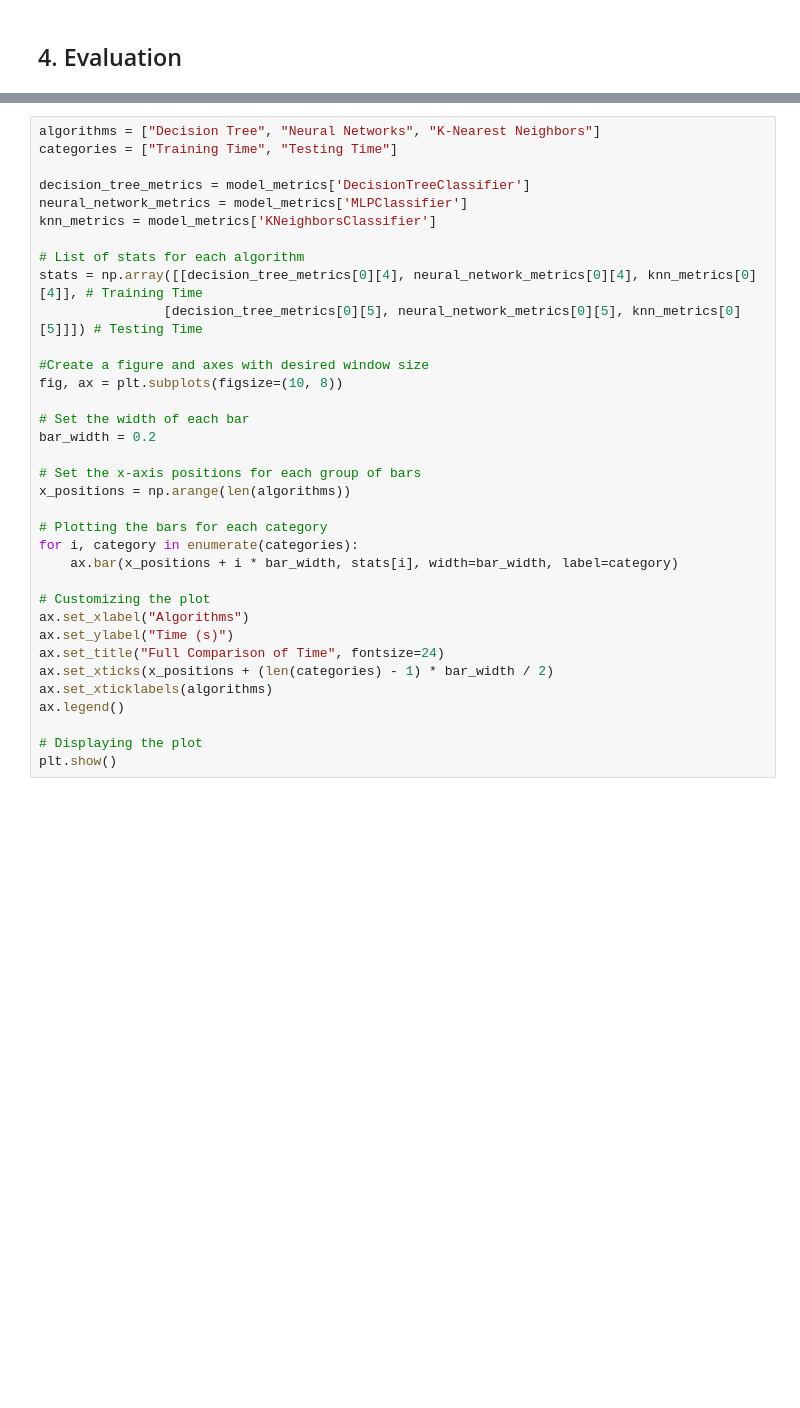
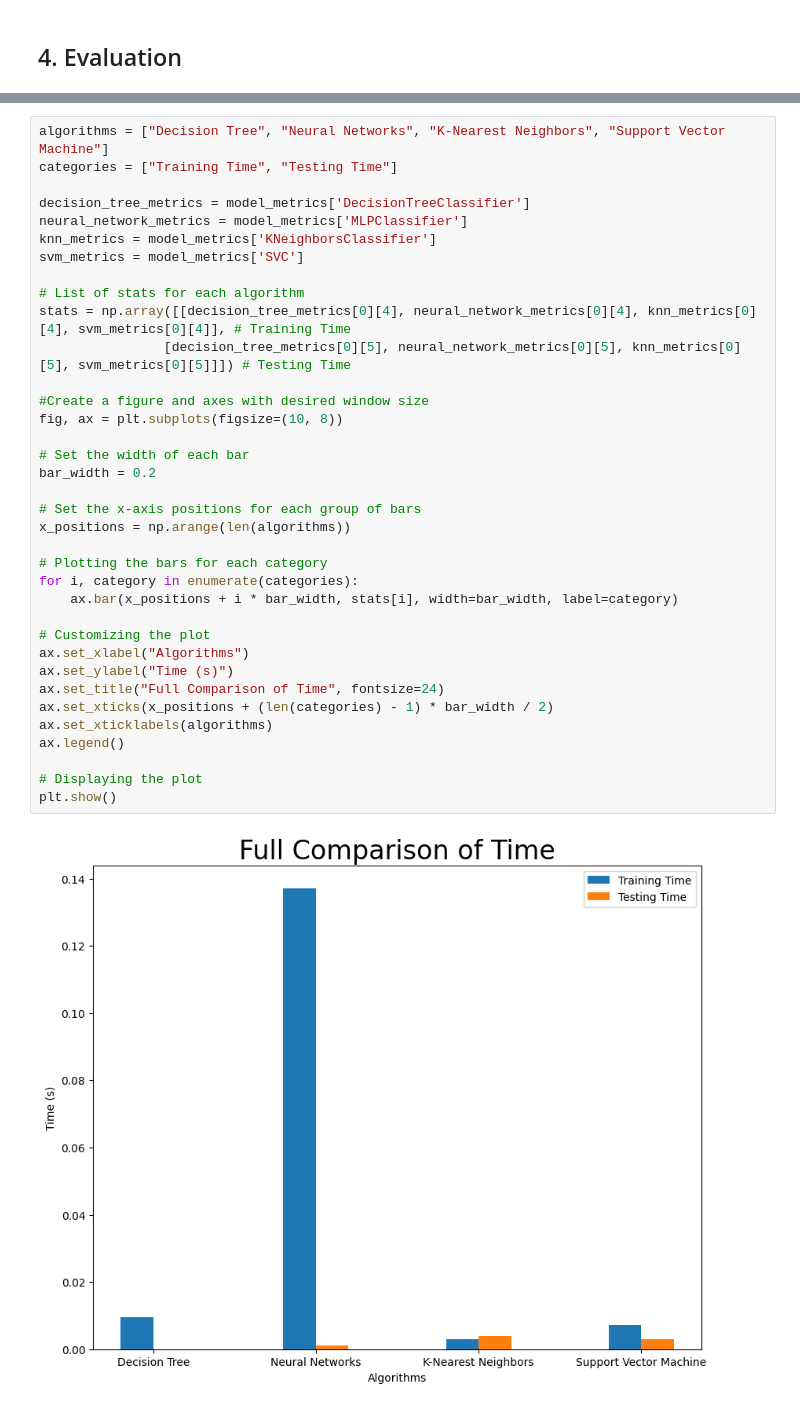
Before and after one commit to franciscaguimaraes/FEUP-IA, a Jupyter notebook: assignment2/src/notebook.ipynb, the cells around one changed output, grey strips where cells are left out. Cells and saved outputs as stored; diff of their text form; blank space fills up the shorter version.

```diff
--- a/assignment2/src/notebook.ipynb
+++ b/assignment2/src/notebook.ipynb
@@ -1380,38 +1391,41 @@ If high accuracy and balanced performance across all metrics are crucial, Neural
 # %%
-algorithms = ["Decision Tree", "Neural Networks", "K-Nearest Neighbors"]
+algorithms = ["Decision Tree", "Neural Networks", "K-Nearest Neighbors", "Support Vector Machine"]
 categories = ["Training Time", "Testing Time"]
 
 decision_tree_metrics = model_metrics['DecisionTreeClassifier']
 neural_network_metrics = model_metrics['MLPClassifier']
 knn_metrics = model_metrics['KNeighborsClassifier']
+svm_metrics = model_metrics['SVC']
 
 # List of stats for each algorithm
-stats = np.array([[decision_tree_metrics[0][4], neural_network_metrics[0][4], knn_metrics[0][4]], # Training Time
-                [decision_tree_metrics[0][5], neural_network_metrics[0][5], knn_metrics[0][5]]]) # Testing Time
+stats = np.array([[decision_tree_metrics[0][4], neural_network_metrics[0][4], knn_metrics[0][4], svm_metrics[0][4]], # Training Time
+                [decision_tree_metrics[0][5], neural_network_metrics[0][5], knn_metrics[0][5], svm_metrics[0][5]]]) # Testing Time
 
 #Create a figure and axes with desired window size
 fig, ax = plt.subplots(figsize=(10, 8))
 
 # Set the width of each bar
 bar_width = 0.2
 
 # Set the x-axis positions for each group of bars
 x_positions = np.arange(len(algorithms))
 
 # Plotting the bars for each category
 for i, category in enumerate(categories):
     ax.bar(x_positions + i * bar_width, stats[i], width=bar_width, label=category)
 
 # Customizing the plot
 ax.set_xlabel("Algorithms")
 ax.set_ylabel("Time (s)")
 ax.set_title("Full Comparison of Time", fontsize=24)
 ax.set_xticks(x_positions + (len(categories) - 1) * bar_width / 2)
 ax.set_xticklabels(algorithms)
 ax.legend()
 
 # Displaying the plot
 plt.show()
+# %% [output]
+[figure, added]
 # %% [markdown]
 ### 4.2. Time Comparison of Models
 
```
Also changed, not shown: parts of 16 cells of this notebook.
